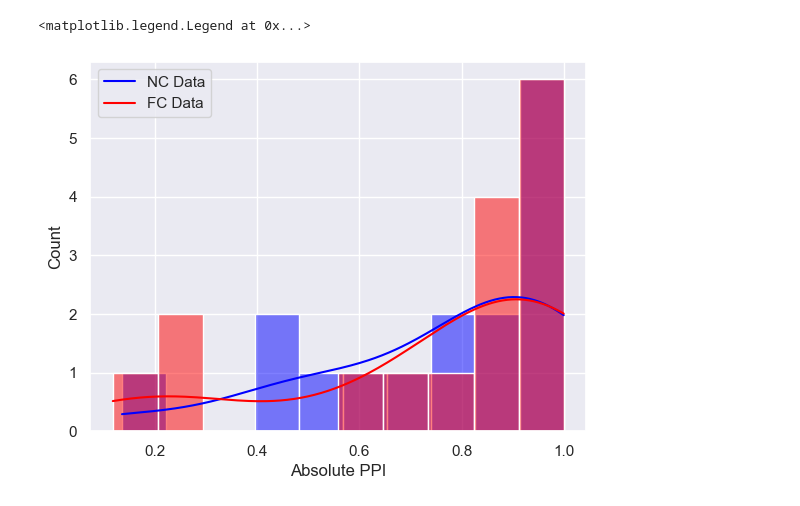
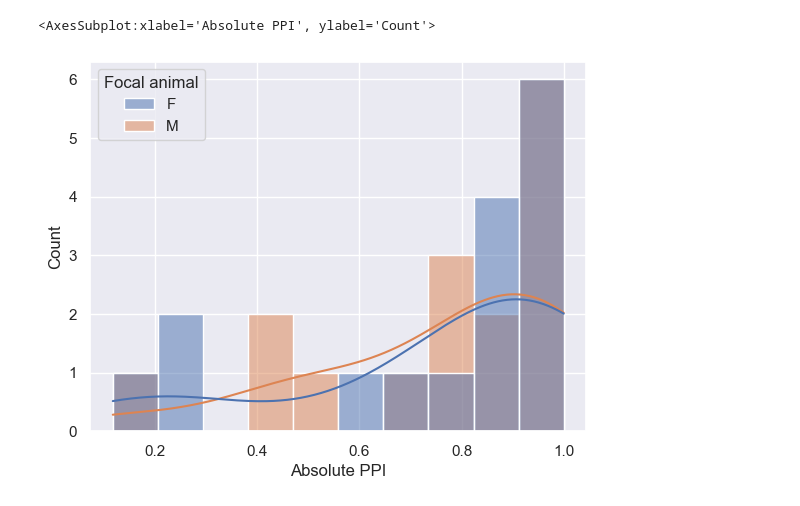
Before and after one commit to nhoglen/ppt-lanes, a Jupyter notebook: Data Analysis Prototype.ipynb, the cells around one changed output. Drawn from its saved outputs; the diff is of its cells as text; code cells hidden in the pictures.

```diff
--- a/Data Analysis Prototype.ipynb
+++ b/Data Analysis Prototype.ipynb
@@ -192,15 +188,14 @@ FCtable.to_csv('Summary_table_FC')
 #---MAKE SOME PLOTS WITH DATA TABLES---
 
 #lOAD RELEVANT DATA TABLES
-NCsummary = pd.read_csv('Summary_table_NC')
-FCsummary = pd.read_csv('Summary_table_FC')
+all_summary = pd.read_csv('Summary_table')
 
 #Plot that data
 sns.set_theme()
 
 #NCsummary.plot(x = '# Adjacent Columns', y = 'PPI', style = 'o')
-displot(NCsummary, "# Adjacent Columns", 'Absolute PPI')
-displot(FCsummary, '# Adjacent Columns', 'Absolute PPI')
+displot(all_summary, "# Adjacent Columns", 'Absolute Winner')
+
 
 
 #Good to see some sort of distribution?
@@ -253,12 +233,7 @@ plt.ylim(0, 1.05)
 # %%
-sns.histplot(NCsummary, x = 'Absolute PPI', #hue = 'Left',
-            color = 'blue', bins = 10, kde = True, #element = 'step'
+sns.histplot(all_summary, x = 'Absolute PPI', hue = 'Focal animal', bins = 10, kde = True, #element = 'step'
             )
-sns.histplot(FCsummary, x = 'Absolute PPI', #hue = '# Adjacent Columns'
-            color = 'red', bins = 10, kde = True, #element = 'step'
-            )
-plt.legend(labels = ['NC Data', 'FC Data'])
 # %% [output]
-<matplotlib.legend.Legend at 0x...>
+<AxesSubplot:xlabel='Absolute PPI', ylabel='Count'>
-[figure, old version]
+[figure, new version]
 # %%
```
Also changed, not shown: parts of 19 cells of this notebook, 2 other files.
